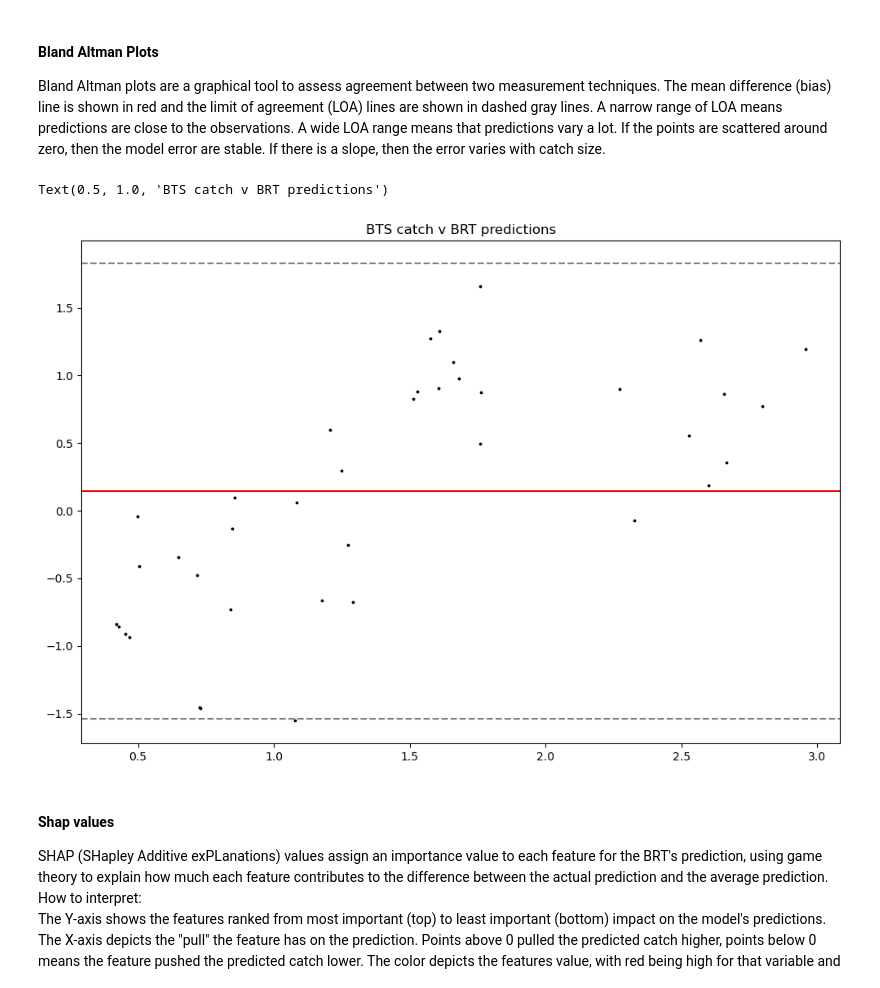
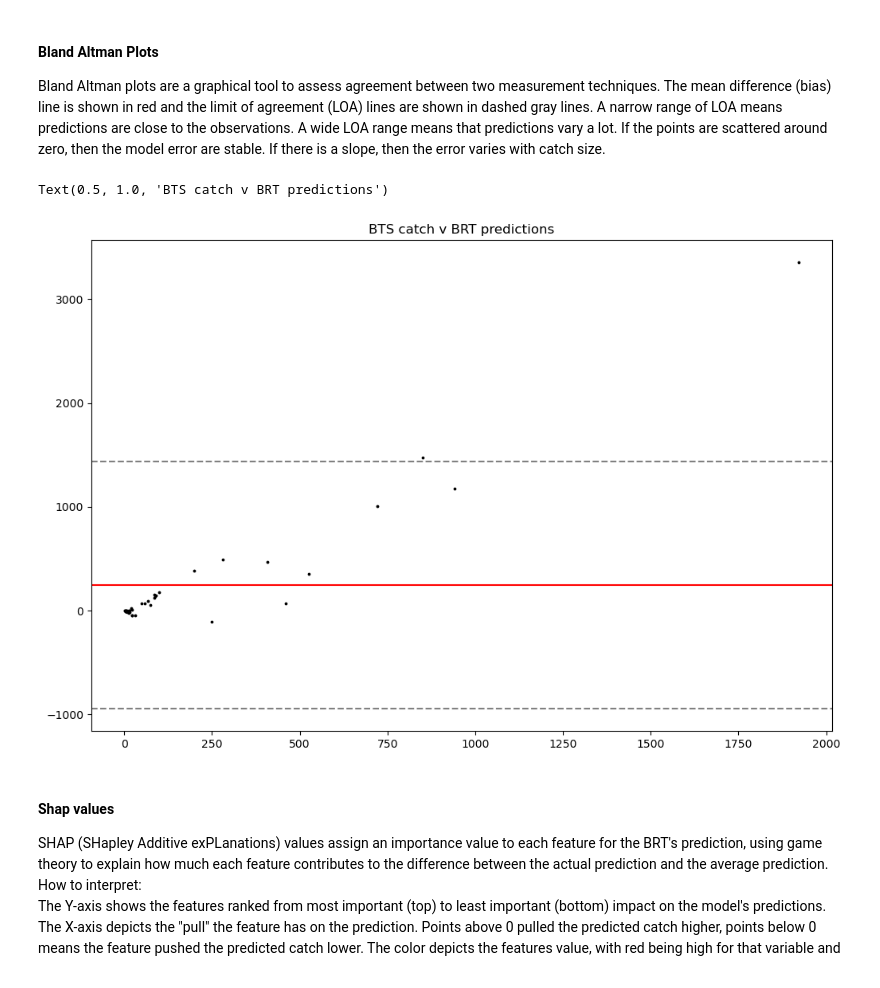
Before and after one commit to fish-pace/2026-proj-Trawling4PACE, a Jupyter notebook: contributor_folders/hsynan/Trawling4PACE_FINAL_Hackhour.ipynb, the cells around one changed output. Saved outputs shown, nothing was run; the diff lists cells and outputs as text; code cells hidden in the pictures.

```diff
--- a/contributor_folders/hsynan/Trawling4PACE_FINAL_Hackhour.ipynb
+++ b/contributor_folders/hsynan/Trawling4PACE_FINAL_Hackhour.ipynb
@@ -556,18 +557,18 @@ Text(0.5, 0.95, 'Partial Dependence plots for BRT')
 Bland Altman plots are a graphical tool to assess agreement between two measurement techniques. The mean difference (bias) line is shown in red and the limit of agreement (LOA) lines are shown in dashed gray lines. A narrow range of LOA means predictions are close to the observations. A wide LOA range means that predictions vary a lot. If the points are scattered around zero, then the model error are stable. If there is a slope, then the error varies with catch size.
 # %%
 fig = plt.figure(figsize=(12, 8)) #set figure size
-x=df.loc[y_test.index.tolist()].EXPCATCHNUM_log
-y=predictions_brt
+x=df.loc[y_test.index.tolist()].EXPCATCHNUM
+y=np.power(10,predictions_brt)
 differences= x-y
 mean= (x+y)/2
 plt.scatter(mean, differences,s=3,c='black')
 plt.axhline(np.mean(differences), color='red', linestyle='-', label='Mean Diff')
 plt.axhline(np.mean(differences) + 1.96*np.std(differences), color='gray', linestyle='--', label='Limits of agreement')
 plt.axhline(np.mean(differences) - 1.96*np.std(differences), color='gray', linestyle='--')
 plt.title('BTS catch v BRT predictions')
 # %% [output]
 Text(0.5, 1.0, 'BTS catch v BRT predictions')
-[figure, old version]
+[figure, new version]
 # %% [markdown]
 #### Shap values  <a id="shap"></a>
 SHAP (SHapley Additive exPLanations) values assign an importance value to each feature for the BRT's prediction, using game theory to explain how much each feature contributes to the difference between the actual prediction and the average prediction. <br>
```
Also changed, not shown: parts of 3 cells of this notebook.
